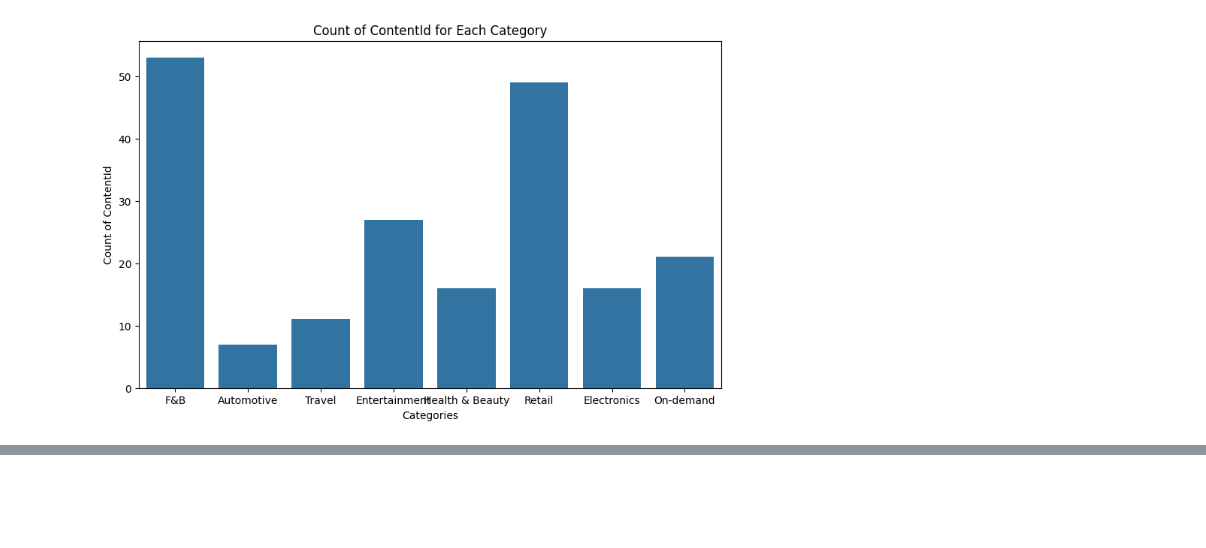
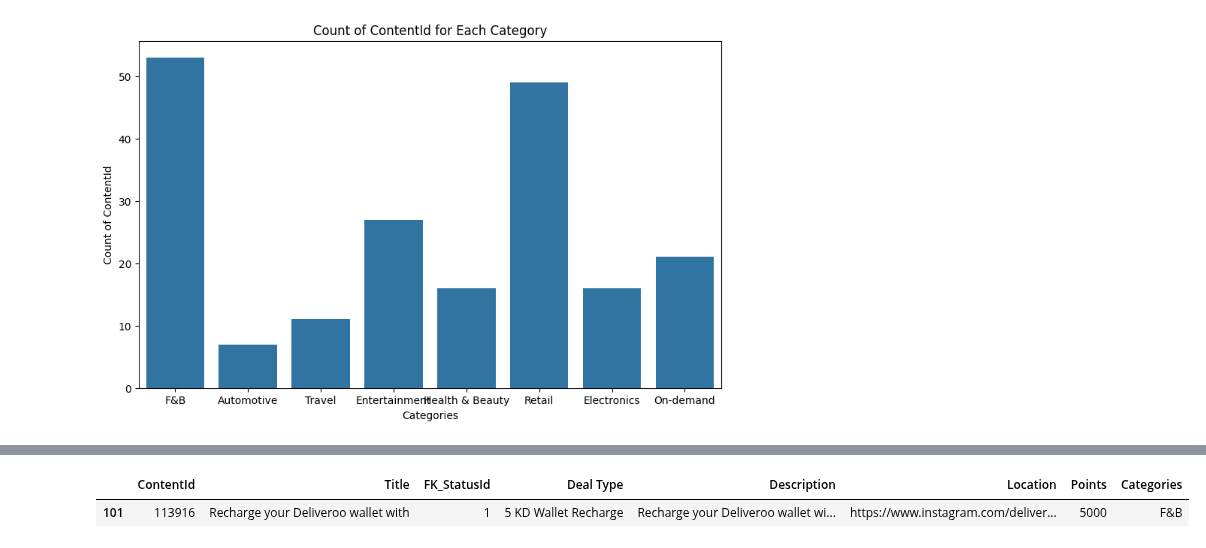
Before and after one commit to DboukAli98/KFHXRelatedAi, a Jupyter notebook: NoteBooks/Data Exploration/Deals_Data_Exploration.ipynb, the cells around one changed output, grey strips where cells are left out. Cells and saved outputs as stored; diff of their text form; code cells hidden in the pictures; blank space fills up the shorter version.

```diff
--- a/NoteBooks/Data Exploration/Deals_Data_Exploration.ipynb
+++ b/NoteBooks/Data Exploration/Deals_Data_Exploration.ipynb
@@ -56,3 +56,11 @@ on_demand_deals
 | 186 | 115209 | from Ooredoo | 1 | Ooredoo Gift Card | Get a 5 KD Ooredoo Gift Card to b... | NaN | 5000 | On-demand |
 | 187 | 115211 | from Zain | 1 | Zain Gift Card | Get a 5 KD Zain Gift Card to be u... | NaN | 5000 | On-demand |
 | 188 | 115213 | from STC | 1 | STC Gift Card | Get a 5 KD STC Gift Card to be us... | NaN | 5000 | On-demand |
+# %%
+specific_content_id = 113916
+result = deals[deals['ContentId'] == specific_content_id]
+
+result
+# %% [output]
+|  | ContentId | Title | FK_StatusId | Deal Type | Description | Location | Points | Categories |
+| 101 | 113916 | Recharge your Deliveroo wallet with | 1 | 5 KD Wallet Recharge | Recharge your Deliveroo wallet wi... | https://www.instagram.com/deliver... | 5000 | F&B |
```
Also changed, not shown: 4 other files.
